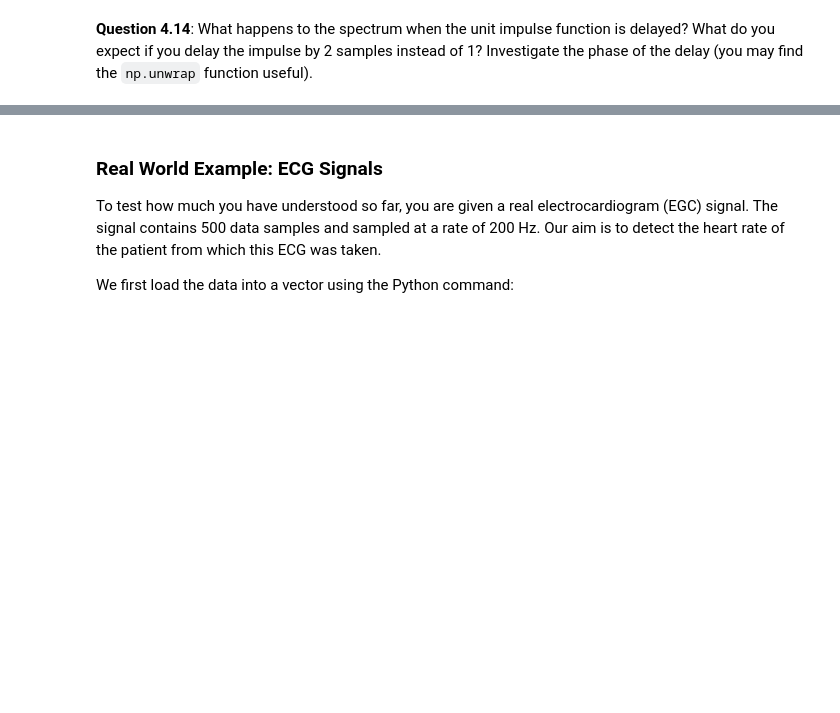
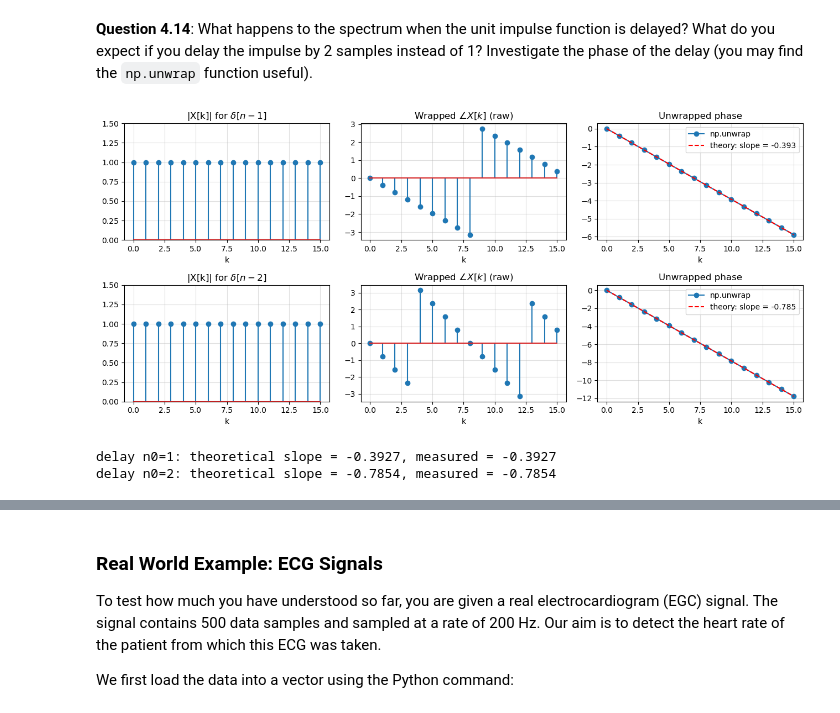
Before and after one commit to LH-and-FPGA/sap-EE2-SS-LAB, a Jupyter notebook: EX4 - Fourier.ipynb, the cells around one changed output, grey strips where cells are left out. Saved outputs shown, nothing was run; the diff lists cells and outputs as text; code cells hidden in the pictures; blank space fills up the shorter version.

```diff
--- a/EX4 - Fourier.ipynb
+++ b/EX4 - Fourier.ipynb
@@ -590,3 +590,47 @@ angle  = [-0.    -0.393 -0.785 -1.178 -1.571 -1.963 -2.356 -2.749 -3.142  2.749
 > The detailed analysis of "delay by $n_0$ samples ⇒ phase slope $-2\pi n_0/N$" is the topic of Q4.14 below.
 # %% [markdown]
 **Question 4.14**: What happens to the spectrum when the unit impulse function is delayed? What do you expect if you delay the impulse by 2 samples instead of 1? Investigate the phase of the delay (you may find the `np.unwrap` function useful).
+# %%
+# Q4.14: investigate phase of impulses delayed by 1 and 2 samples
+N = 16
+k = np.arange(N)
+
+fig, axes = plt.subplots(2, 3, figsize=(13, 6))
+
+for row, n0 in enumerate([1, 2]):
+    x = np.zeros(N)
+    x[n0] = 1
+    X = fft(x)
+
+    # Magnitude
+    axes[row, 0].stem(k, np.abs(X))
+    axes[row, 0].set_title(rf'|X[k]| for $\delta[n-{n0}]$')
+    axes[row, 0].set_xlabel('k'); axes[row, 0].grid(alpha=0.4)
+    axes[row, 0].set_ylim(0, 1.5)
+
+    # Wrapped (raw) phase
+    axes[row, 1].stem(k, np.angle(X))
+    axes[row, 1].set_title(r'Wrapped $\angle X[k]$ (raw)')
+    axes[row, 1].set_xlabel('k'); axes[row, 1].grid(alpha=0.4)
+
+    # Unwrapped phase + theoretical line
+    phase_unwrapped = np.unwrap(np.angle(X))
+    expected_slope = -2*np.pi*n0/N
+    axes[row, 2].plot(k, phase_unwrapped, 'o-', label='np.unwrap')
+    axes[row, 2].plot(k, expected_slope*k, 'r--', label=f'theory: slope = {expected_slope:.3f}')
+    axes[row, 2].set_title('Unwrapped phase')
+    axes[row, 2].set_xlabel('k'); axes[row, 2].legend(); axes[row, 2].grid(alpha=0.4)
+
+plt.tight_layout()
+plt.show()
+
+# Print the slope estimates
+for n0 in [1, 2]:
+    x = np.zeros(N); x[n0] = 1
+    phase_uw = np.unwrap(np.angle(fft(x)))
+    measured_slope = (phase_uw[-1] - phase_uw[0]) / (N - 1)
+    print(f'delay n0={n0}: theoretical slope = {-2*np.pi*n0/N:.4f}, measured = {measured_slope:.4f}')
+# %% [output]
+[figure, added]
+delay n0=1: theoretical slope = -0.3927, measured = -0.3927
+delay n0=2: theoretical slope = -0.7854, measured = -0.7854
```
Also changed, not shown: parts of 1 cell of this notebook.
